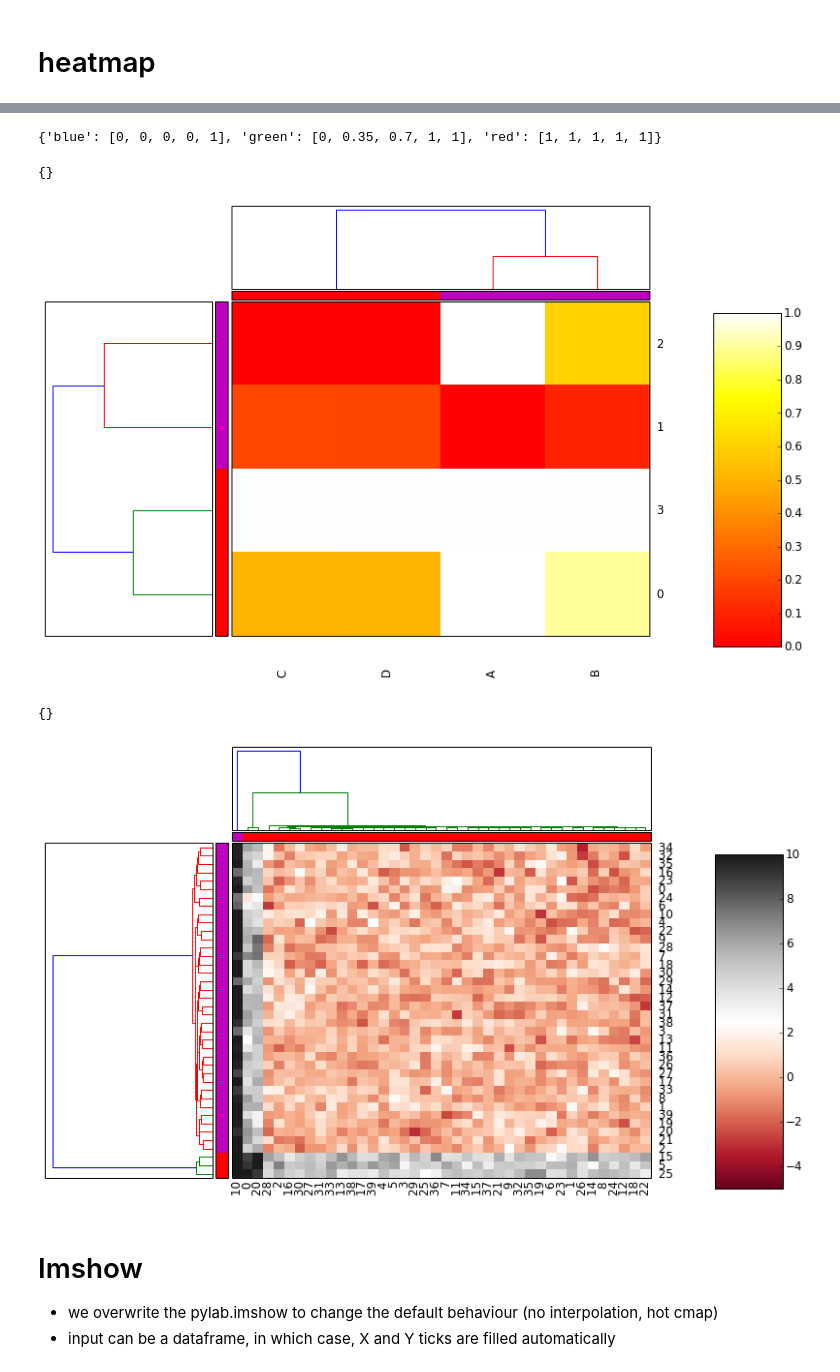
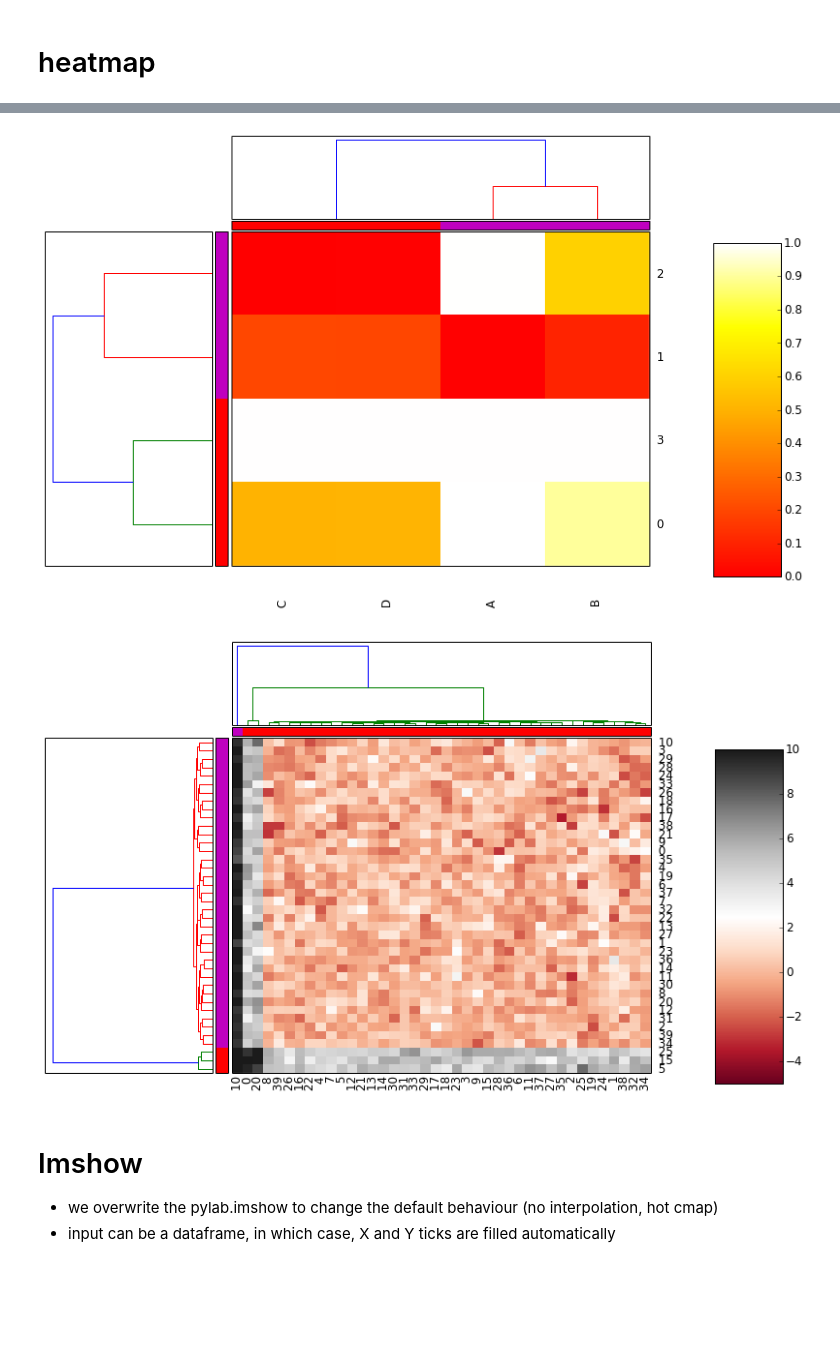
Before and after one commit to biokit/biokit, a Jupyter notebook: notebooks/viz/biokit.viz examples.ipynb, the cells around one changed output, grey strips where cells are left out. Cells and saved outputs as stored; diff of their text form; code cells hidden in the pictures; blank space fills up the shorter version.

Commit message:
updatig heatmap and notebook

```diff
--- a/notebooks/viz/biokit.viz examples.ipynb
+++ b/notebooks/viz/biokit.viz examples.ipynb
@@ -60,25 +64,22 @@ reload(heatmap)
 df = heatmap.get_heatmap_df()
 # %%
 h = heatmap.Heatmap(df)
-h.plot()
+layout = h.plot()
 # %% [output]
-{'blue': [0, 0, 0, 0, 1], 'green': [0, 0.35, 0.7, 1, 1], 'red': [1, 1, 1, 1, 1]}
-{}
 [figure]
 # %%
 df = pd.DataFrame(numpy.random.randn(40,40))
 df[0] += 5
 df[10] +=10
 df[20] +=5
 df.ix[5] += 5
 df.ix[15] +=5
 df.ix[25] +=5
 
 h.df = df.copy()
-h.plot(cmap="RdGy",vmin=-5, vmax=10)
+layout = h.plot(cmap="RdGy",vmin=-5, vmax=10)
 # %% [output]
-{}
-[figure, old version]
+[figure, new version]
 # %% [markdown]
 # Imshow
 - we overwrite the pylab.imshow to change the default behaviour (no interpolation, hot cmap)
```
Also changed, not shown: parts of 10 cells of this notebook, 1 other file.
